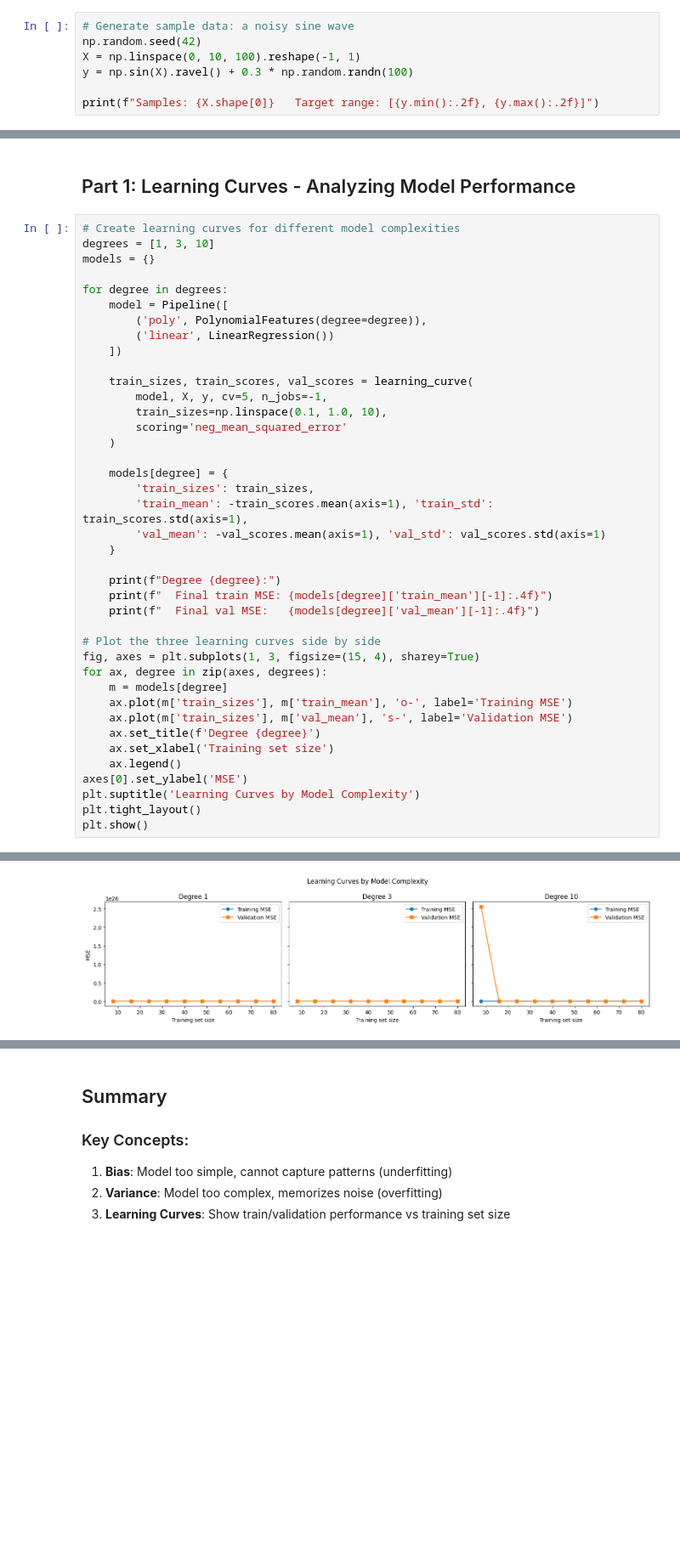
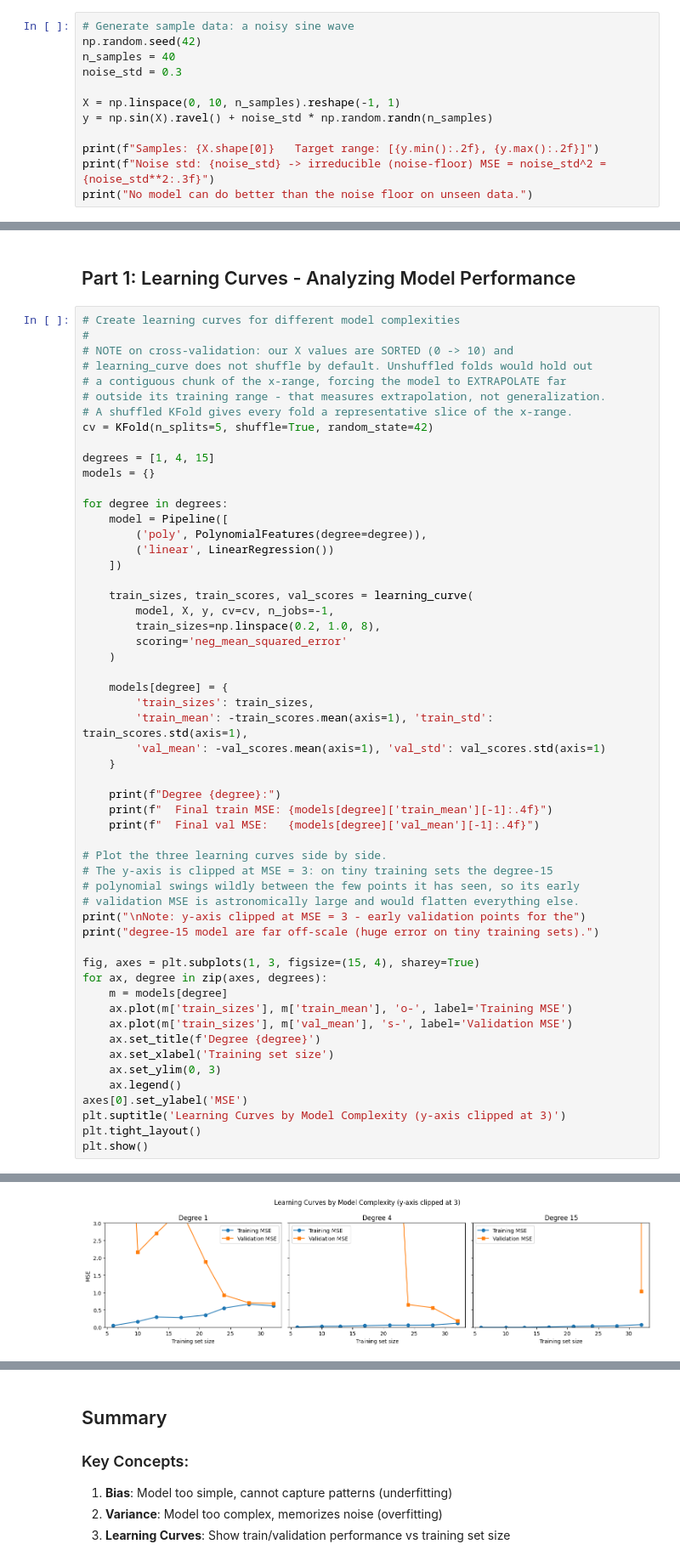
Before and after one commit to A-Alwabel/AI-Diploma-Program, a Jupyter notebook: Course 04/unit2-regression-model-evaluation/examples/02_bias_variance_learning_curves.ipynb, the cells around one changed output, grey strips where cells are left out. Shown at 85% size. Cells and saved outputs as stored; diff of their text form; blank space fills up the shorter version.

```diff
--- a/Course 04/unit2-regression-model-evaluation/examples/02_bias_variance_learning_curves.ipynb
+++ b/Course 04/unit2-regression-model-evaluation/examples/02_bias_variance_learning_curves.ipynb
@@ -50,8 +50,13 @@ from sklearn.linear_model import LinearRegression
 # %%
 # Generate sample data: a noisy sine wave
 np.random.seed(42)
-X = np.linspace(0, 10, 100).reshape(-1, 1)
-y = np.sin(X).ravel() + 0.3 * np.random.randn(100)
+n_samples = 40
+noise_std = 0.3
+
+X = np.linspace(0, 10, n_samples).reshape(-1, 1)
+y = np.sin(X).ravel() + noise_std * np.random.randn(n_samples)
 
 print(f"Samples: {X.shape[0]}   Target range: [{y.min():.2f}, {y.max():.2f}]")
+print(f"Noise std: {noise_std} -> irreducible (noise-floor) MSE = noise_std^2 = {noise_std**2:.3f}")
+print("No model can do better than the noise floor on unseen data.")
 # %% [output]
@@ -60,7 +67,15 @@ Samples: 100   Target range: [-1.50, 1.36]
 ## Part 1: Learning Curves - Analyzing Model Performance
 # %%
 # Create learning curves for different model complexities
-degrees = [1, 3, 10]
+#
+# NOTE on cross-validation: our X values are SORTED (0 -> 10) and
+# learning_curve does not shuffle by default. Unshuffled folds would hold out
+# a contiguous chunk of the x-range, forcing the model to EXTRAPOLATE far
+# outside its training range - that measures extrapolation, not generalization.
+# A shuffled KFold gives every fold a representative slice of the x-range.
+cv = KFold(n_splits=5, shuffle=True, random_state=42)
+
+degrees = [1, 4, 15]
 models = {}
 
 for degree in degrees:
@@ -70,8 +85,8 @@ for degree in degrees:
     ])
 
     train_sizes, train_scores, val_scores = learning_curve(
-        model, X, y, cv=5, n_jobs=-1,
-        train_sizes=np.linspace(0.1, 1.0, 10),
+        model, X, y, cv=cv, n_jobs=-1,
+        train_sizes=np.linspace(0.2, 1.0, 8),
         scoring='neg_mean_squared_error'
     )
 
@@ -85,7 +100,13 @@ for degree in degrees:
     print(f"  Final train MSE: {models[degree]['train_mean'][-1]:.4f}")
     print(f"  Final val MSE:   {models[degree]['val_mean'][-1]:.4f}")
 
-# Plot the three learning curves side by side
+# Plot the three learning curves side by side.
+# The y-axis is clipped at MSE = 3: on tiny training sets the degree-15
+# polynomial swings wildly between the few points it has seen, so its early
+# validation MSE is astronomically large and would flatten everything else.
+print("\nNote: y-axis clipped at MSE = 3 - early validation points for the")
+print("degree-15 model are far off-scale (huge error on tiny training sets).")
+
 fig, axes = plt.subplots(1, 3, figsize=(15, 4), sharey=True)
 for ax, degree in zip(axes, degrees):
     m = models[degree]
@@ -93,9 +114,10 @@ for ax, degree in zip(axes, degrees):
     ax.plot(m['train_sizes'], m['val_mean'], 's-', label='Validation MSE')
     ax.set_title(f'Degree {degree}')
     ax.set_xlabel('Training set size')
+    ax.set_ylim(0, 3)
     ax.legend()
 axes[0].set_ylabel('MSE')
-plt.suptitle('Learning Curves by Model Complexity')
+plt.suptitle('Learning Curves by Model Complexity (y-axis clipped at 3)')
 plt.tight_layout()
 plt.show()
 # %% [output]
@@ -111,4 +136,4 @@ Degree 10:
-[figure, old version]
+[figure, new version]
 # %% [markdown]
 ## Part 2: Identifying Overfitting and Underfitting
 
```
Also changed, not shown: parts of 5 cells of this notebook, 5 other files.
